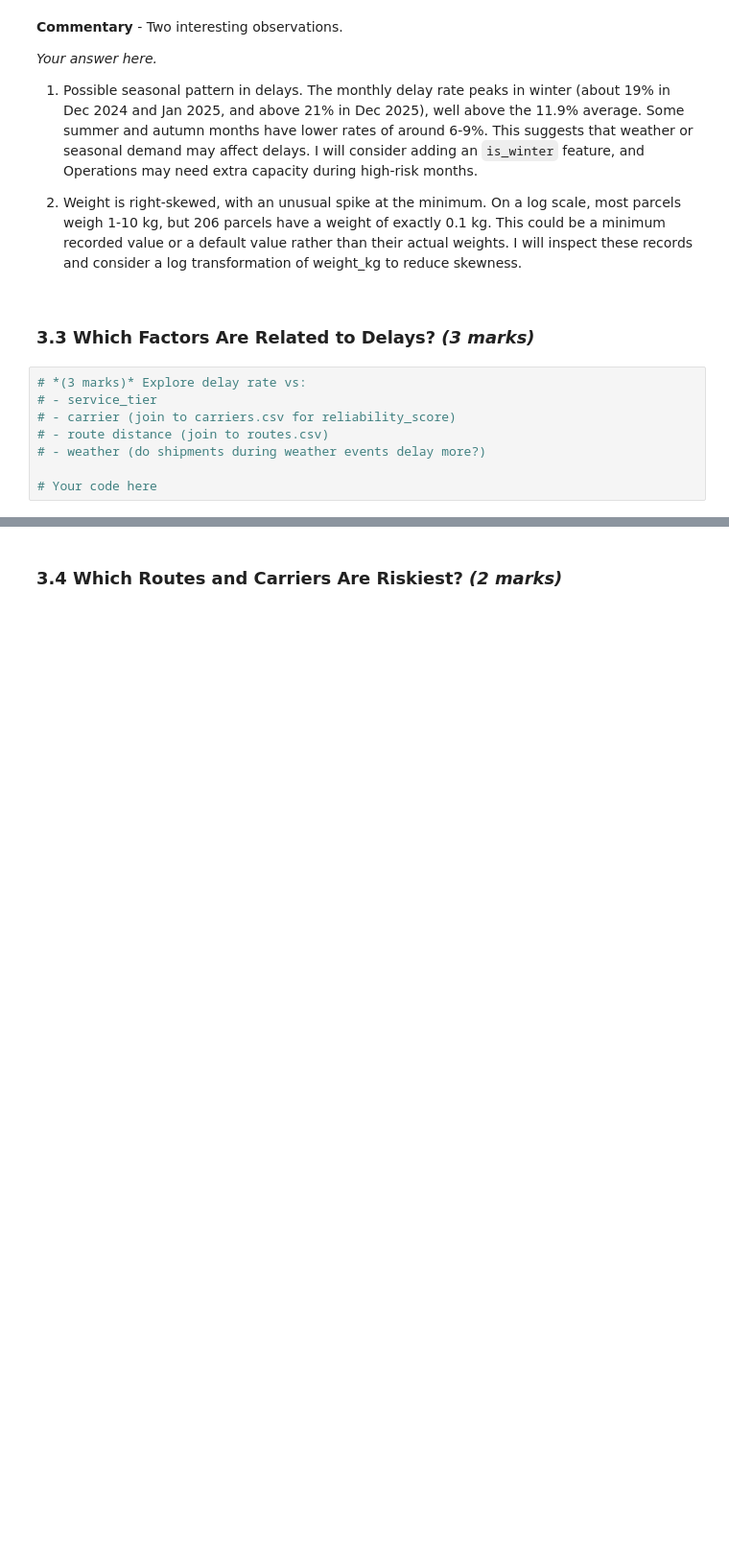
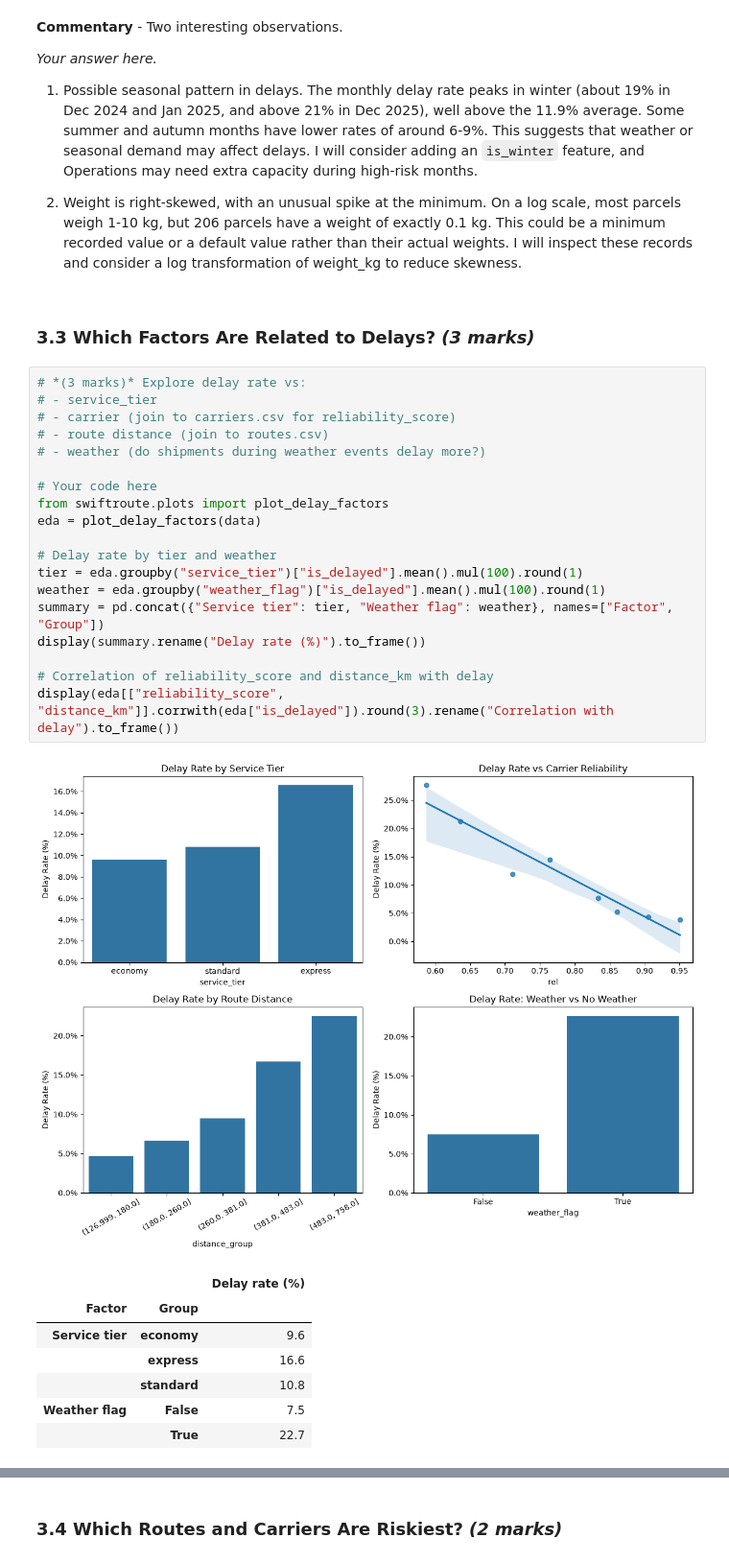
Before and after one commit to ThanhDiemNguyen/swiftroute-delivery-delay-prediction, a Jupyter notebook: notebooks/coursework.ipynb, the cells around one changed output, grey strips where cells are left out. Shown at 96% size. Saved outputs shown, nothing was run; the diff lists cells and outputs as text; blank space fills up the shorter version.

Commit message:
add delay factor analysis

```diff
--- a/notebooks/coursework.ipynb
+++ b/notebooks/coursework.ipynb
@@ -199,8 +199,28 @@ plot_key_distributions(data)
 # %%
 # *(3 marks)* Explore delay rate vs:
 # - service_tier
 # - carrier (join to carriers.csv for reliability_score)
 # - route distance (join to routes.csv)
 # - weather (do shipments during weather events delay more?)
 
 # Your code here
+from swiftroute.plots import plot_delay_factors
+eda = plot_delay_factors(data)
+
+# Delay rate by tier and weather
+tier = eda.groupby("service_tier")["is_delayed"].mean().mul(100).round(1)
+weather = eda.groupby("weather_flag")["is_delayed"].mean().mul(100).round(1)
+summary = pd.concat({"Service tier": tier, "Weather flag": weather}, names=["Factor", "Group"])
+display(summary.rename("Delay rate (%)").to_frame())
+
+# Correlation of reliability_score and distance_km with delay
+display(eda[["reliability_score", "distance_km"]].corrwith(eda["is_delayed"]).round(3).rename("Correlation with delay").to_frame())
+# %% [output]
+[figure, added]
+|  |  | Delay rate (%) |
+| Factor | Group |  |
+| Service tier | economy | 9.6 |
+|  | express | 16.6 |
+|  | standard | 10.8 |
+| Weather flag | False | 7.5 |
+|  | True | 22.7 |
```
Also changed, not shown: parts of 2 cells of this notebook, 2 other files.
